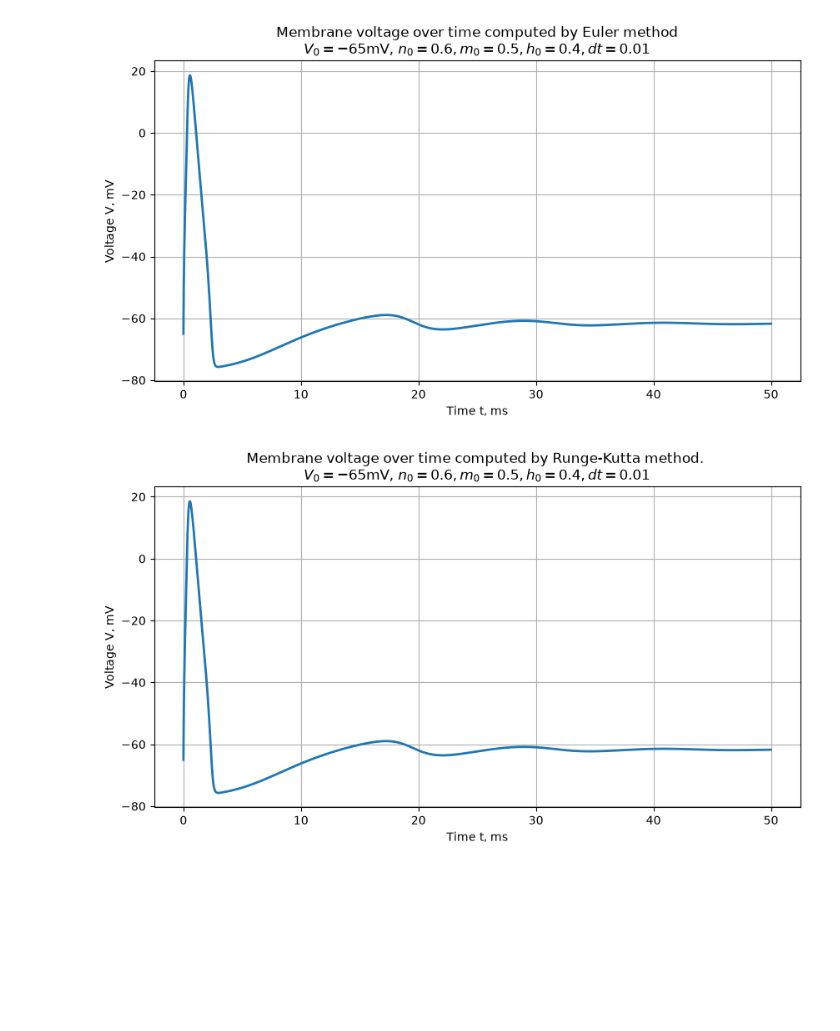
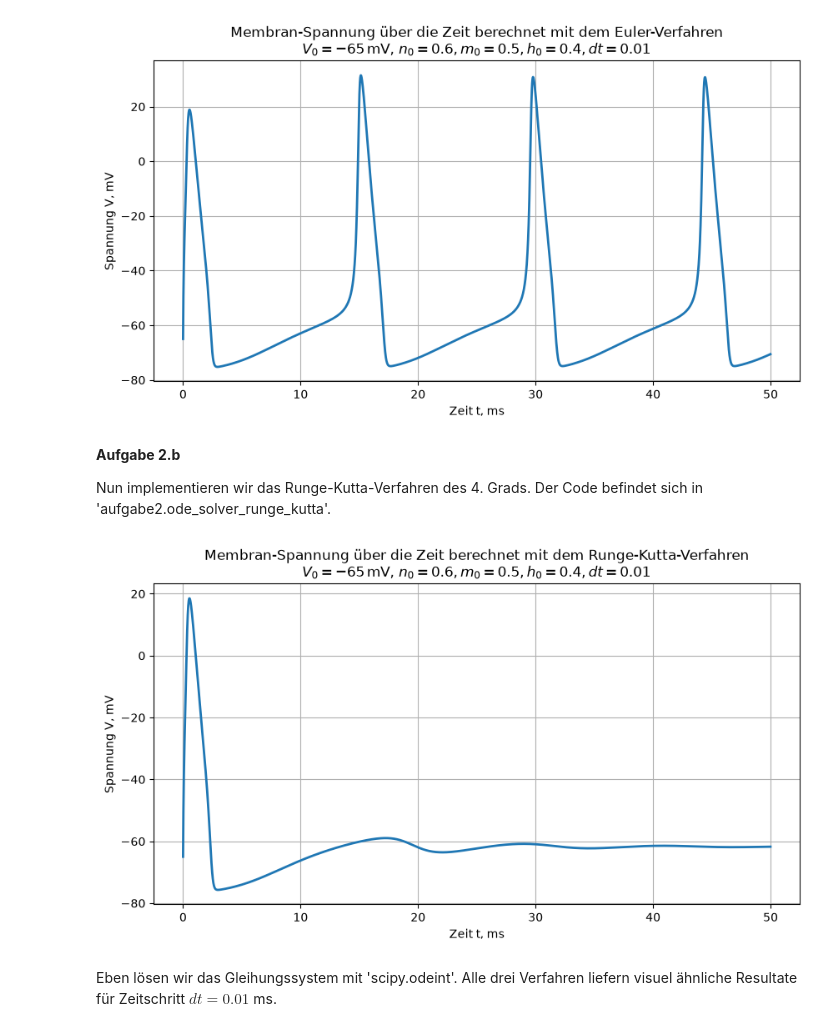
Before and after one commit to Isomorphic13/neuronensimulation, a Jupyter notebook: aufgabe2/notebook/hodgkins_huxley_gleichungssystem.ipynb, the cells around one changed output. Saved outputs shown, nothing was run; the diff lists cells and outputs as text; code cells hidden in the pictures; blank space fills up the shorter version.

```diff
--- a/aufgabe2/notebook/hodgkins_huxley_gleichungssystem.ipynb
+++ b/aufgabe2/notebook/hodgkins_huxley_gleichungssystem.ipynb
@@ -1,33 +15,40 @@
 # %%
 
 from aufgabe2.ode_solver_euler import euler_method
 import matplotlib.pyplot as plt
 import numpy as np
 
 V_0 = -65
 n_0 = 0.6
 m_0 = 0.5
 h_0 = 0.4
 x = np.array([V_0,n_0, m_0, h_0])
 tuple_of_constants = (1, 36, 120, 0.3, -77, 50, -54.387)
 
 t_a = 0
 t_b = 50
 dt = 0.01
 
-I_0 = 5
+I_0 = 10
 I = lambda t: I_0
 v = euler_method(x, t_a, t_b, dt, I, tuple_of_constants) [0: ,0]
 tpoints = np.arange(0, 50, dt)
 plt.figure(figsize=(10, 5))
 plt.plot(tpoints,v, linewidth=2)
-plt.title("Membrane voltage over time computed by Euler method\n" + rf"$V_0 = {V_0}$mV, $n_0 = {n_0}, m_0 = {m_0}, h_0 = {h_0}, dt = {dt}$")
-plt.xlabel("Time t, ms")
-plt.ylabel("Voltage V, mV")
+plt.title(
+    "Membran-Spannung über die Zeit berechnet mit dem Euler-Verfahren\n"
+    + rf"$V_0 = {V_0}\,$mV, $n_0 = {n_0}, m_0 = {m_0}, h_0 = {h_0}, dt = {dt}$"
+)
+plt.xlabel("Zeit t, ms")
+plt.ylabel("Spannung V, mV")
 plt.grid(True)
 plt.show()
 # %% [output]
-[figure, old version]
+[figure, new version]
+# %% [markdown]
+**Aufgabe 2.b**
+
+Nun implementieren wir das Runge-Kutta-Verfahren des 4. Grads. Der Code befindet sich in 'aufgabe2.ode_solver_runge_kutta'.
 # %%
 from aufgabe2.ode_solver_runge_kutta import runge_kutta_method
 
@@ -35,13 +56,18 @@ from aufgabe2.ode_solver_runge_kutta import runge_kutta_method
 v = runge_kutta_method(x, t_a, t_b, dt, I, tuple_of_constants) [0: ,0]
 plt.figure(figsize=(10, 5))
 plt.plot(tpoints,v, linewidth=2)
-plt.title("Membrane voltage over time computed by Runge-Kutta method. \n" + rf"$V_0 = {V_0}$mV, $n_0 = {n_0}, m_0 = {m_0}, h_0 = {h_0}, dt = {dt}$")
-plt.xlabel("Time t, ms")
-plt.ylabel("Voltage V, mV")
+plt.title(
+    "Membran-Spannung über die Zeit berechnet mit dem Runge-Kutta-Verfahren\n"
+    + rf"$V_0 = {V_0}\,$mV, $n_0 = {n_0}, m_0 = {m_0}, h_0 = {h_0}, dt = {dt}$"
+)
+plt.xlabel("Zeit t, ms")
+plt.ylabel("Spannung V, mV")
 plt.grid(True)
 plt.show()
 # %% [output]
-[figure, old version]
+[figure, new version]
+# %% [markdown]
+Eben lösen wir das Gleihungssystem mit 'scipy.odeint'. Alle drei Verfahren liefern visuel ähnliche Resultate für Zeitschritt $dt = 0.01$ ms.
 # %%
 import scipy.integrate as spi
 import aufgabe2.equations as eq
```
Also changed, not shown: parts of 6 cells of this notebook, 13 other files.
